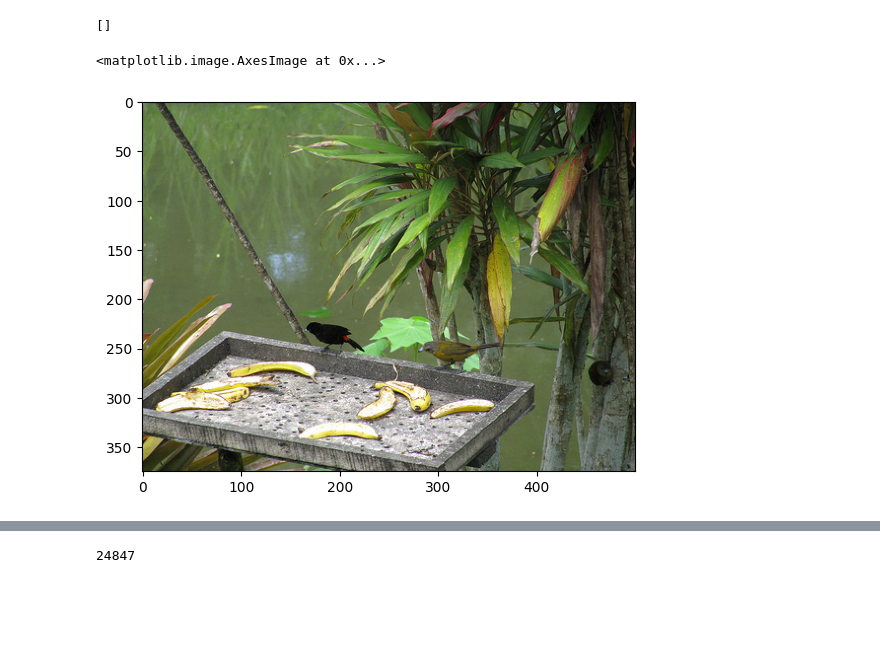
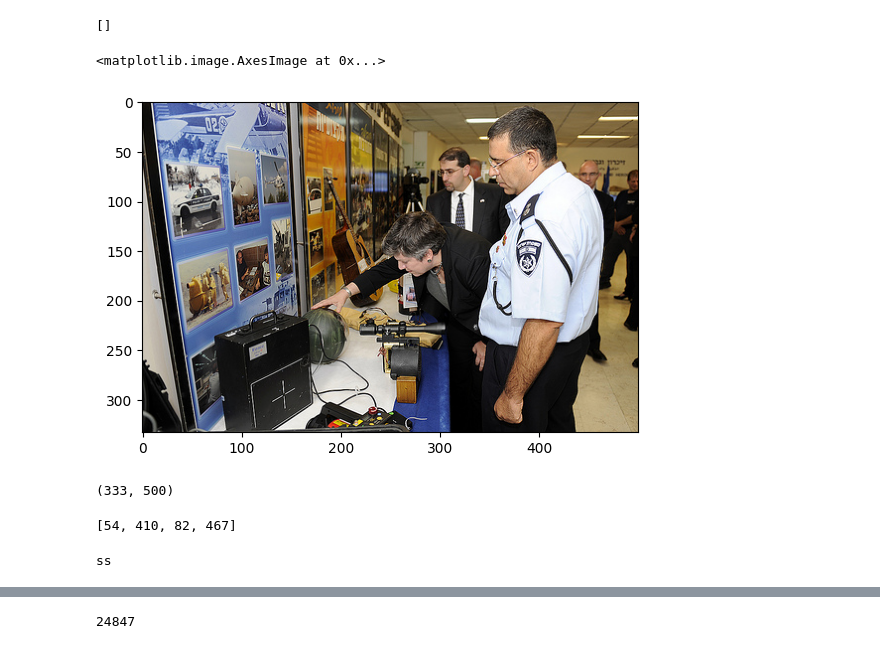
Before and after one commit to Visual-Agent/DeepEyes, a Jupyter notebook: test.ipynb, the cells around one changed output, grey strips where cells are left out. Saved outputs shown, nothing was run; the diff lists cells and outputs as text; code cells hidden in the pictures; blank space fills up the shorter version.

````diff
--- a/test.ipynb
+++ b/test.ipynb
@@ -380,14 +380,18 @@ def maybe_resize_bbox(bbox):
 # %%
 import matplotlib.pyplot as plt
 import base64
 import requests
 from PIL import Image
 from io import BytesIO
 
 question = "What is the name of the watercraft to the left of the individual who is sporting a timepiece?"
-image_path = "/cpfs/user/honglingyi/DATA/LLM/Vstar/gqa/images/2332002.jpg"
+image_path = "/cpfs/user/honglingyi/DATA/LLM/Vstar/gqa/images/2390431.jpg"
 image = Image.open(image_path).convert("RGB")
 plt.imshow(image)
 # %% [output]
 <matplotlib.image.AxesImage at 0x...>
-[figure, old version]
+[figure, new version]
+# %%
+image.height, image.width
+# %% [output]
+(333, 500)
@@ -394 +464,18 @@ plt.imshow(image)
+# %%
+import re
+action_list = ['[\n    {"bbox_2d": [54, 410, 82, 467], "label": "black bag"}\n]']
+# pattern = re.compile(r'```json\s*([\s\S]*?)```', re.DOTALL)
+# action_list = pattern.findall(action_string)
+# action_list = [action.strip() for action in action_list]
+
+a = get_bbox_2d(action_list)
+a
+# %% [output]
+[54, 410, 82, 467]
+# %%
+a = []
+if not a:
+    print('ss')
+# %% [output]
+ss
 # %%
````
Also changed, not shown: parts of 2 cells of this notebook, 9 other files.
